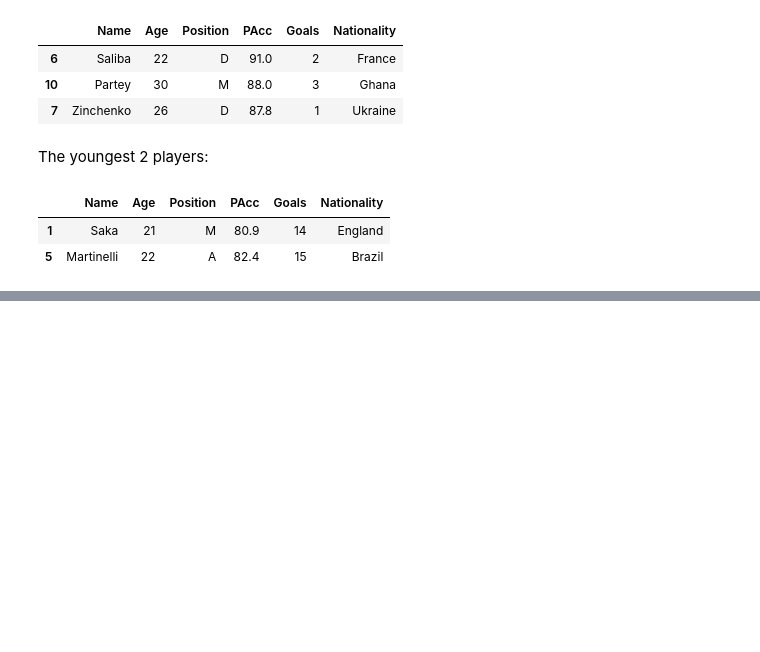
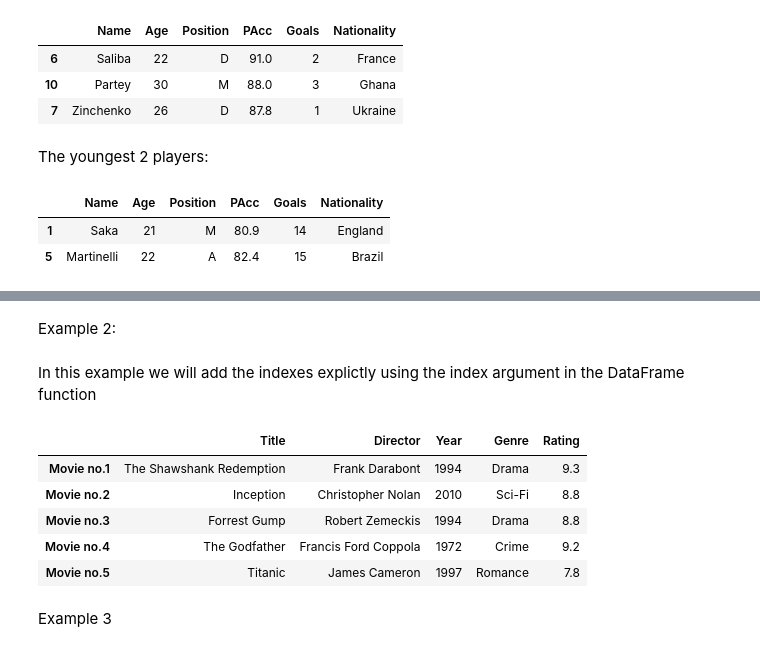
Before and after one commit to georges-saade/pandas_assignment_1, a Jupyter notebook: main.ipynb, the cells around one changed output, grey strips where cells are left out. Saved outputs shown, nothing was run; the diff lists cells and outputs as text; code cells hidden in the pictures; blank space fills up the shorter version.

```diff
--- a/main.ipynb
+++ b/main.ipynb
@@ -395,0 +420,25 @@ team.nsmallest(2,'Age')
+# %% [markdown]
+Example 2:
+# %%
+movies_dict = {
+    'Title': ['The Shawshank Redemption', 'Inception', 'Forrest Gump', 'The Godfather', 'Titanic'],
+    'Director': ['Frank Darabont', 'Christopher Nolan', 'Robert Zemeckis', 'Francis Ford Coppola', 'James Cameron'],
+    'Year': [1994, 2010, 1994, 1972, 1997],
+    'Genre': ['Drama', 'Sci-Fi', 'Drama', 'Crime', 'Romance'],
+    'Rating': [9.3, 8.8, 8.8, 9.2, 7.8]
+}
+# %% [markdown]
+In this example we will add the indexes explictly using the index argument in the DataFrame function
+# %%
+df2=pd.DataFrame(movies_dict,index=["Movie no.1","Movie no.2","Movie no.3","Movie no.4","Movie no.5"])
+# %%
+df2
+# %% [output]
+|  | Title | Director | Year | Genre | Rating |
+| Movie no.1 | The Shawshank Redemption | Frank Darabont | 1994 | Drama | 9.3 |
+| Movie no.2 | Inception | Christopher Nolan | 2010 | Sci-Fi | 8.8 |
+| Movie no.3 | Forrest Gump | Robert Zemeckis | 1994 | Drama | 8.8 |
+| Movie no.4 | The Godfather | Francis Ford Coppola | 1972 | Crime | 9.2 |
+| Movie no.5 | Titanic | James Cameron | 1997 | Romance | 7.8 |
+# %% [markdown]
+Example 3
```
Also changed, not shown: parts of 12 cells of this notebook.
